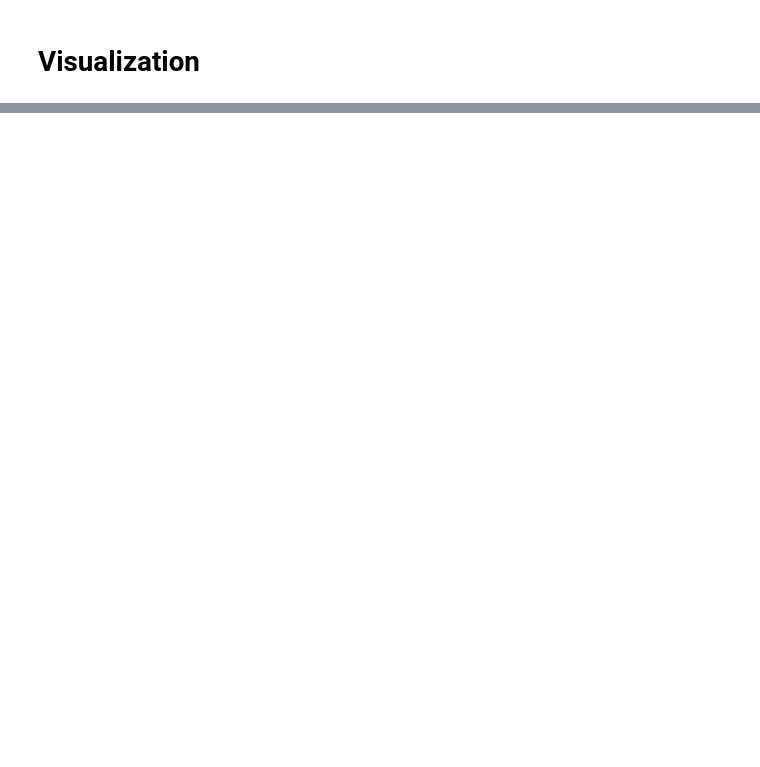
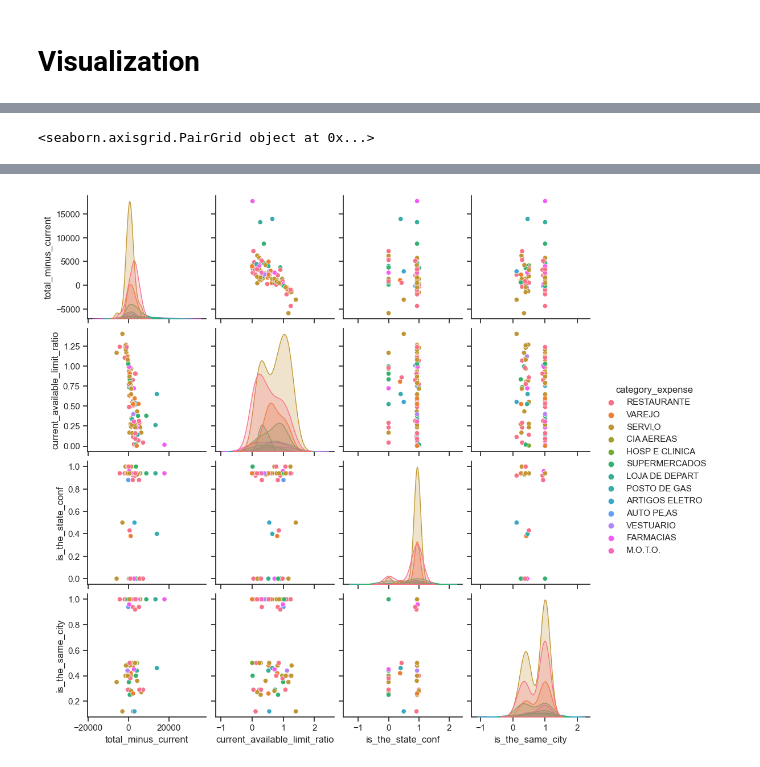
Before and after one commit to xrhd/brazilian-credit-card-spending, a Jupyter notebook: notebooks/02_Modeling.ipynb, the cells around one changed output, grey strips where cells are left out. Cells and saved outputs as stored; diff of their text form; code cells hidden in the pictures; blank space fills up the shorter version.

```diff
--- a/notebooks/02_Modeling.ipynb
+++ b/notebooks/02_Modeling.ipynb
@@ -296,0 +223,4 @@ min_df
+# %%
+sns.set_theme(style="ticks")
+sns.pairplot(min_df, hue="category_expense")
+# %% [output]
@@ -296,0 +228 @@ min_df
+<seaborn.axisgrid.PairGrid object at 0x...>
@@ -297,3 +230,4 @@ min_df
+[figure, added]
 # %%
 sns.set_theme(style="ticks")
 sns.pairplot(min_df, hue="label")
```
Also changed, not shown: parts of 12 cells of this notebook, 4 other files.
